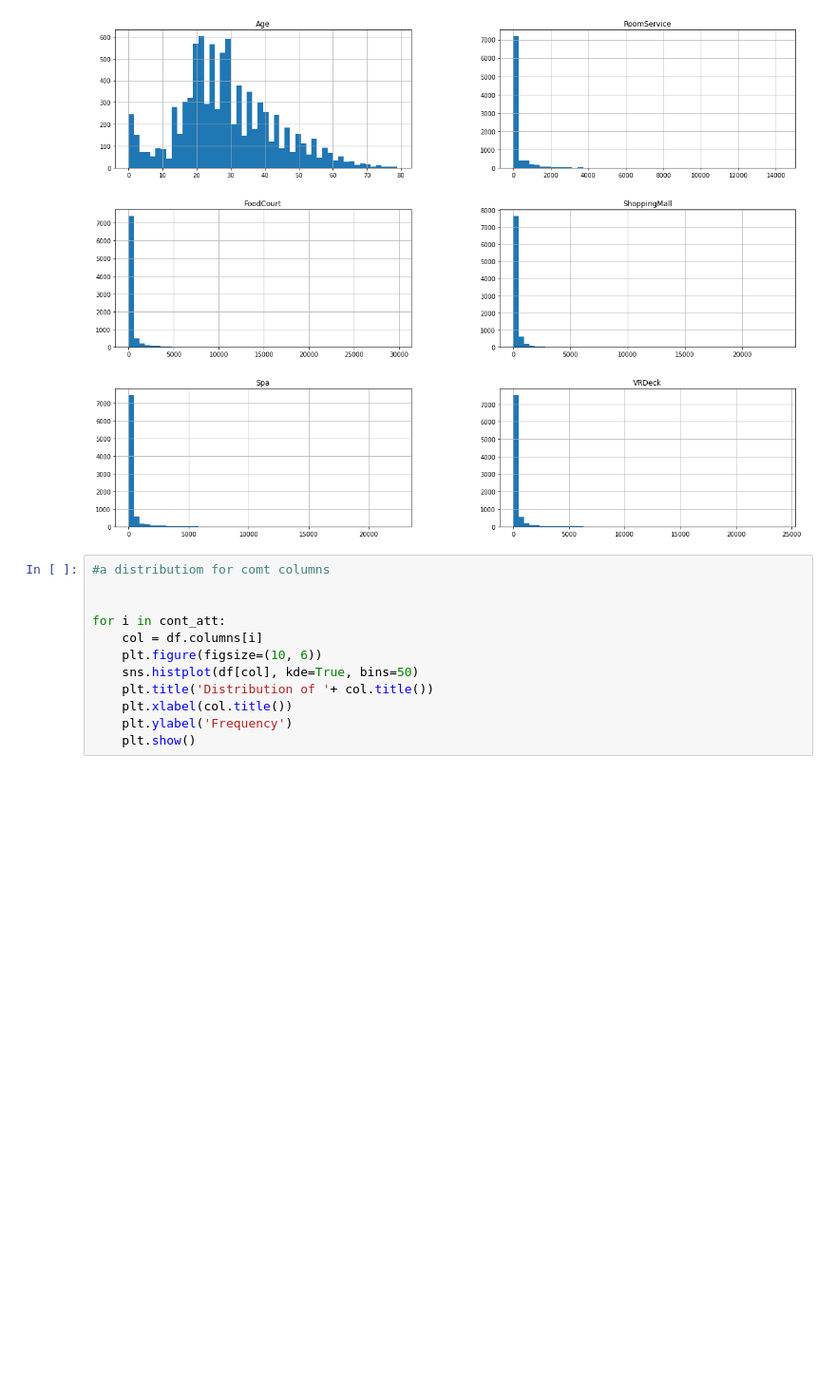
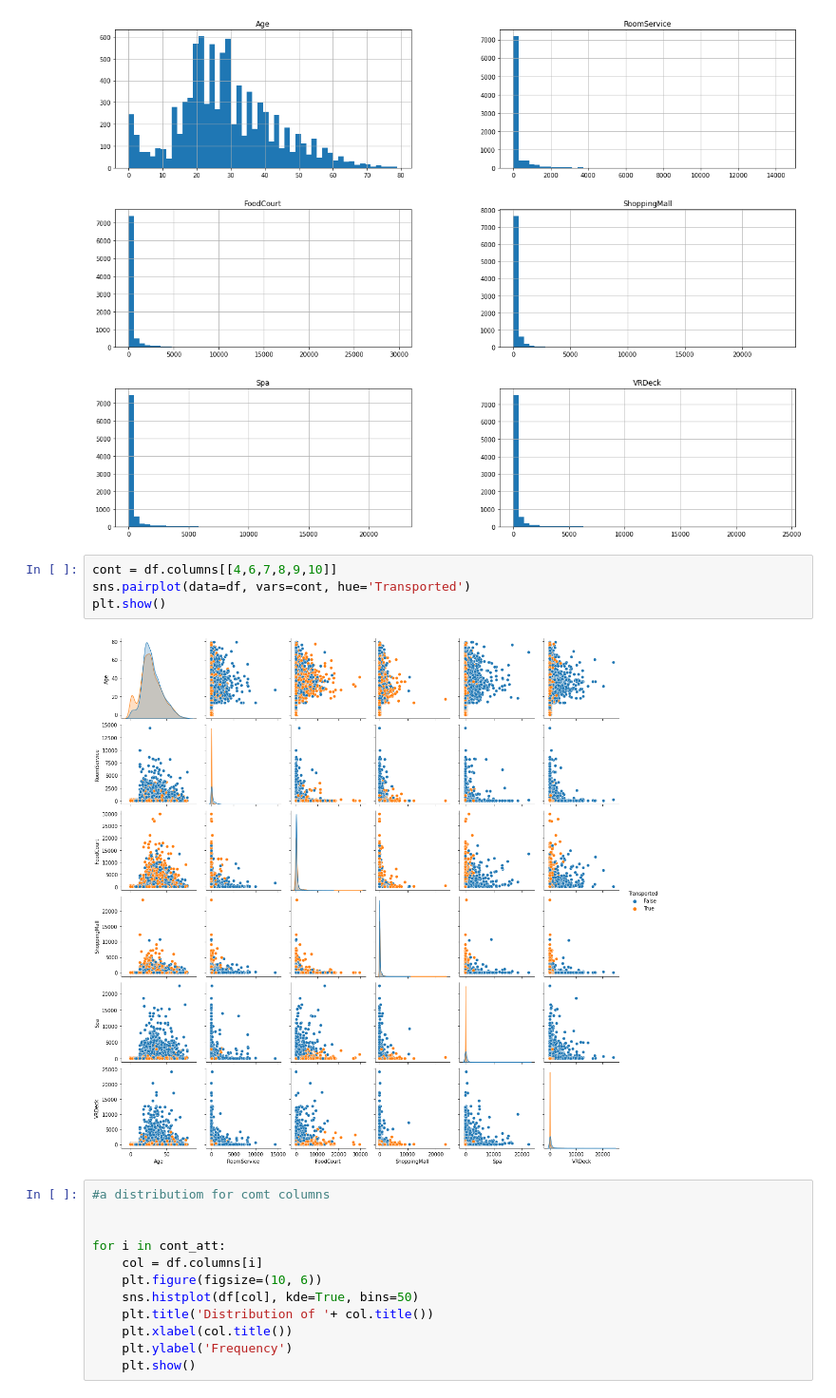
Before and after one commit to Arefe-Masnouie/kaggle_challanges, a Jupyter notebook: spaceship-titanic/code/spaceship.ipynb, the cells around one changed output. Shown: that part at 95% size. Saved outputs shown, nothing was run; the diff lists cells and outputs as text; blank space fills up the shorter version.

Commit message:
pairplot

```diff
--- a/spaceship-titanic/code/spaceship.ipynb
+++ b/spaceship-titanic/code/spaceship.ipynb
@@ -123,6 +123,12 @@ df.hist(bins=50, figsize=(20,15))
 plt.show()
 # %% [output]
 [figure]
+# %%
+cont = df.columns[[4,6,7,8,9,10]]
+sns.pairplot(data=df, vars=cont, hue='Transported')
+plt.show()
+# %% [output]
+[figure, added]
 # %%
 #a distributiom for comt columns
 
```
Also changed, not shown: parts of 6 cells of this notebook.
